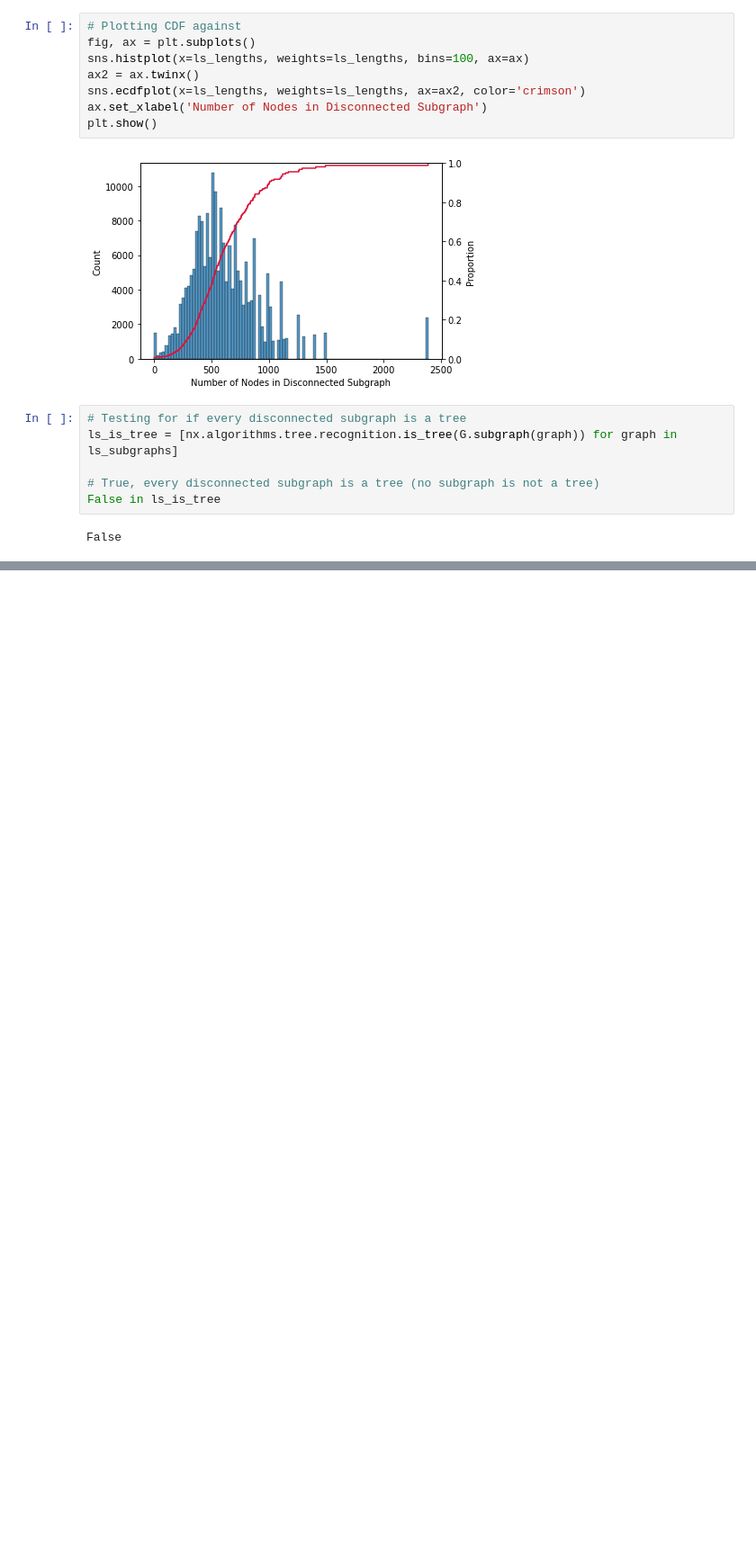
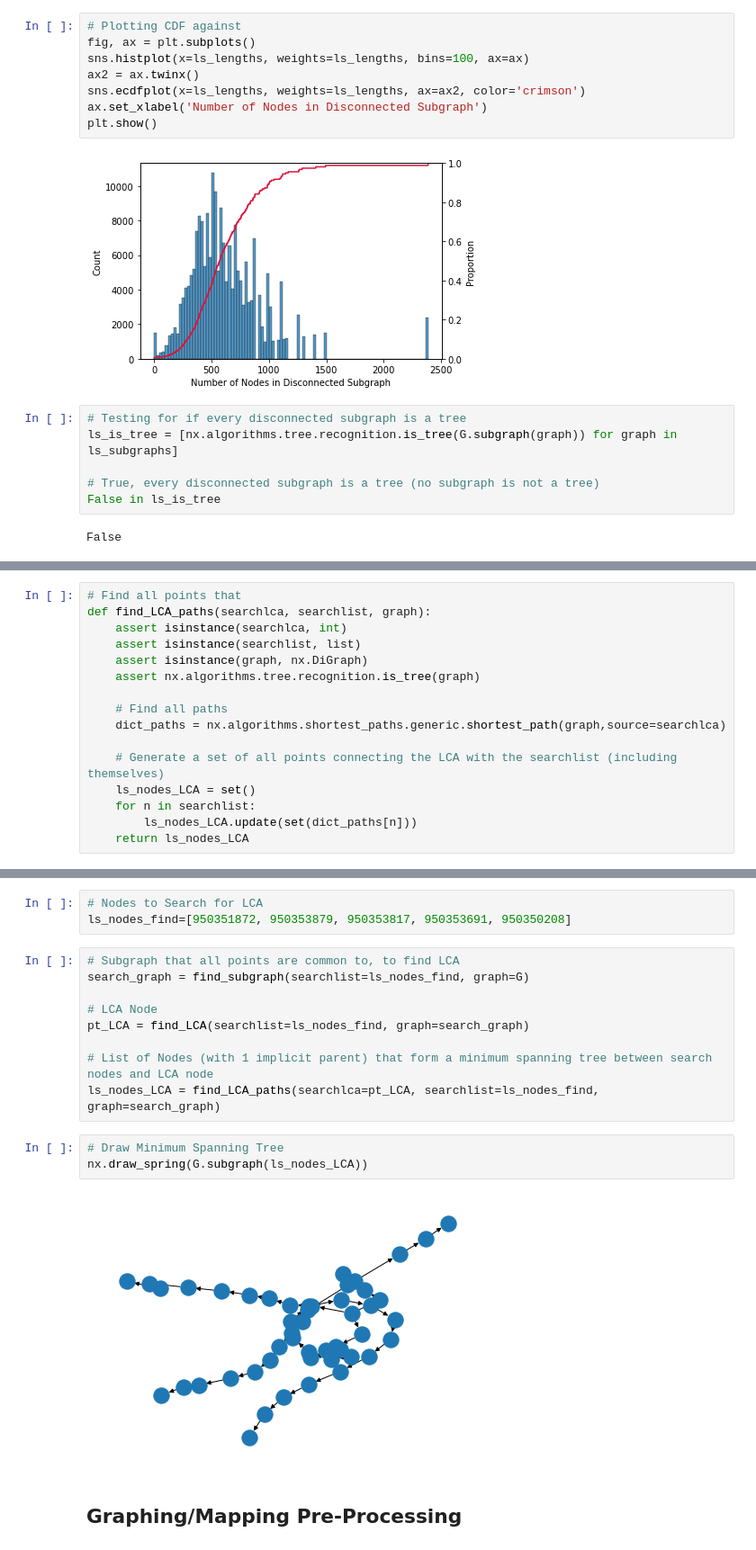
Before and after one commit to myshaw8/CableNetworkAnomaly, a Jupyter notebook: NetworkViz.ipynb, the cells around one changed output, grey strips where cells are left out. Shown at 90% size. Saved outputs shown, nothing was run; the diff lists cells and outputs as text; blank space fills up the shorter version.

```diff
--- a/NetworkViz.ipynb
+++ b/NetworkViz.ipynb
@@ -166,0 +160,16 @@ find_LCA(searchlist=ls_nodes_find, graph=search_graph)
+# %%
+# Find all points that
+def find_LCA_paths(searchlca, searchlist, graph):
+    assert isinstance(searchlca, int)
+    assert isinstance(searchlist, list)
+    assert isinstance(graph, nx.DiGraph)
+    assert nx.algorithms.tree.recognition.is_tree(graph)
+
+    # Find all paths
+    dict_paths = nx.algorithms.shortest_paths.generic.shortest_path(graph,source=searchlca)
+
+    # Generate a set of all points connecting the LCA with the searchlist (including themselves)
+    ls_nodes_LCA = set()
+    for n in searchlist:
+        ls_nodes_LCA.update(set(dict_paths[n]))
+    return ls_nodes_LCA
@@ -167,2 +178,21 @@ find_LCA(searchlist=ls_nodes_find, graph=search_graph)
+# %%
+# Nodes to Search for LCA
+ls_nodes_find=[950351872, 950353879, 950353817, 950353691, 950350208]
+# %%
+# Subgraph that all points are common to, to find LCA
+search_graph = find_subgraph(searchlist=ls_nodes_find, graph=G)
+
+# LCA Node
+pt_LCA = find_LCA(searchlist=ls_nodes_find, graph=search_graph)
+
+# List of Nodes (with 1 implicit parent) that form a minimum spanning tree between search nodes and LCA node
+ls_nodes_LCA = find_LCA_paths(searchlca=pt_LCA, searchlist=ls_nodes_find, graph=search_graph)
+# %%
+# Draw Minimum Spanning Tree
+nx.draw_spring(G.subgraph(ls_nodes_LCA))
+# %% [output]
+[figure, added]
+# %% [markdown]
+## Graphing/Mapping Pre-Processing
 # %%
 # Create DF for plotting
```
Also changed, not shown: parts of 26 cells of this notebook.
